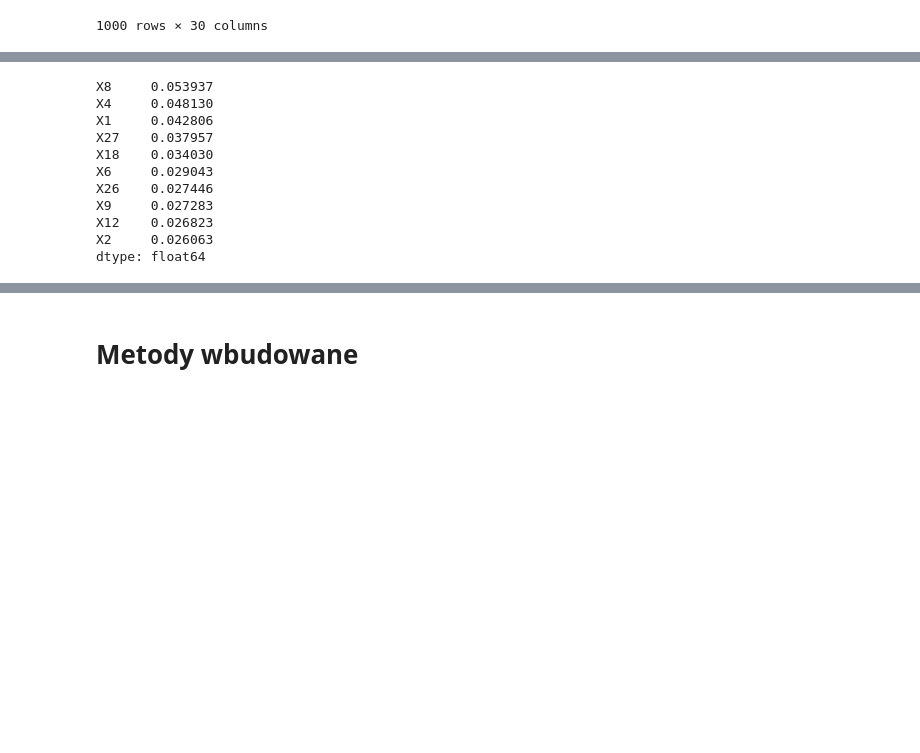
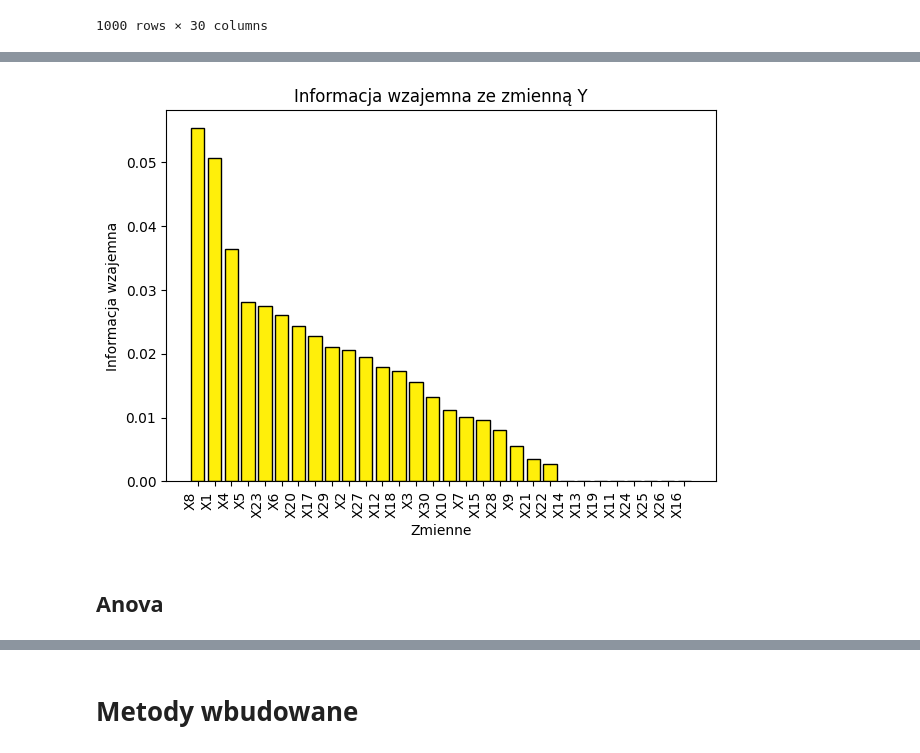
Before and after one commit to wilkdominik/Praca-licencjacka, a Jupyter notebook: Eksperyment koncowy/kody.ipynb, the cells around one changed output, grey strips where cells are left out. Cells and saved outputs as stored; diff of their text form; code cells hidden in the pictures; blank space fills up the shorter version.

```diff
--- a/Eksperyment koncowy/kody.ipynb
+++ b/Eksperyment koncowy/kody.ipynb
@@ -398,16 +285,14 @@ X15    0.000000
 X16    0.000000
 dtype: float64
-# %%
-info_mutual.head(10)
-# %% [output]
-X8     0.053937
-X4     0.048130
-X1     0.042806
-X27    0.037957
-X18    0.034030
-X6     0.029043
-X26    0.027446
-X9     0.027283
-X12    0.026823
-X2     0.026063
-dtype: float64
+# %%
+plt.bar(info_mutual.index,info_mutual.values, color='#FFEF0A', edgecolor='black')
+plt.title('Informacja wzajemna ze zmienną Y')
+plt.xlabel('Zmienne')
+plt.ylabel('Informacja wzajemna')
+
+plt.xticks(rotation=90, ha='right')
+plt.tight_layout()
+
+plt.show()
+# %% [output]
+[figure, added]
@@ -414,3 +301,5 @@ dtype: float64
+# %% [markdown]
+## Anova
 # %%
 from sklearn.feature_selection import f_classif
 
```
Also changed, not shown: parts of 54 cells of this notebook.
